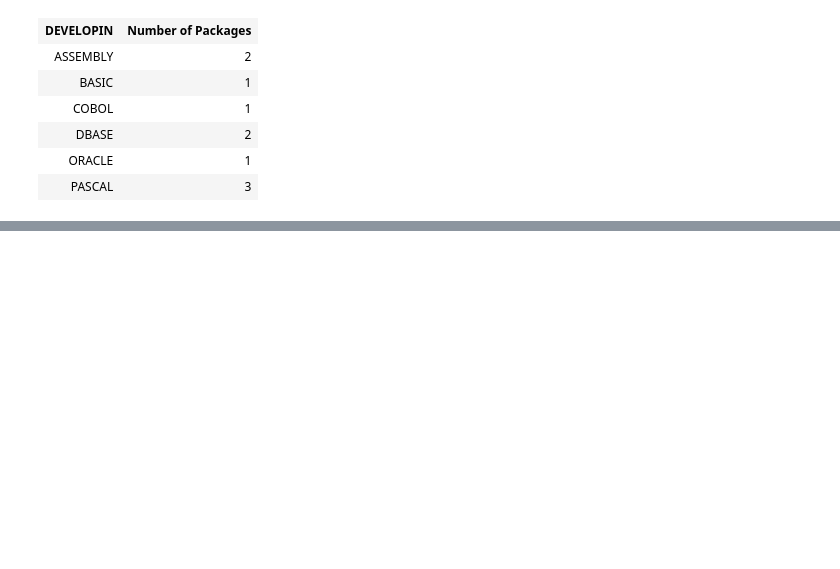
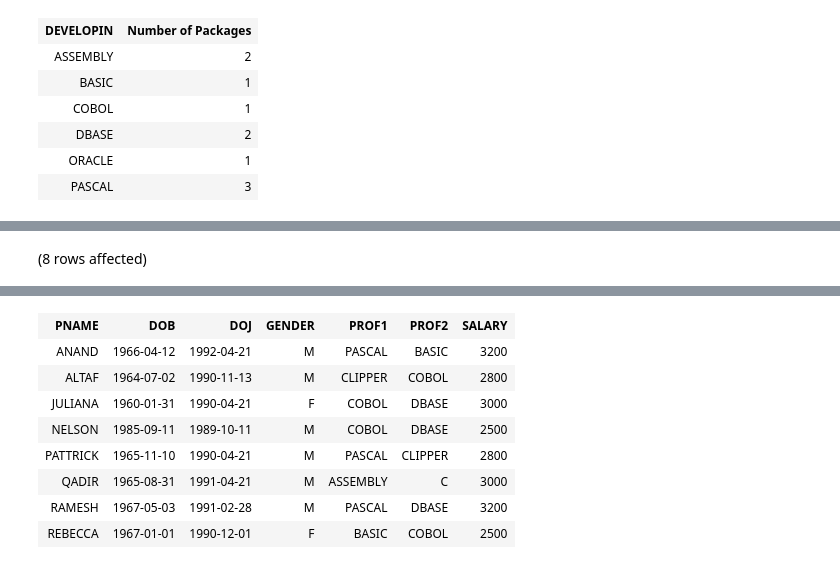
Before and after one commit to nirajgole/ipaat, a Jupyter notebook: SQL/lc_assignment_sql_queries/lc_assignment_sql_queries.ipynb, the cells around one changed output, grey strips where cells are left out. Saved outputs shown, nothing was run; the diff lists cells and outputs as text; code cells hidden in the pictures; blank space fills up the shorter version.

```diff
--- a/SQL/lc_assignment_sql_queries/lc_assignment_sql_queries.ipynb
+++ b/SQL/lc_assignment_sql_queries/lc_assignment_sql_queries.ipynb
@@ -562,0 +1146,15 @@ Total execution time: 00:00:00.008
+# %%
+-- 82. Display the details of those who are drawing the same salary.
+-- SELECT * FROM PROGRAMMER P JOIN (SELECT SALARY
+-- FROM PROGRAMMER
+-- GROUP BY SALARY HAVING COUNT(*)>1) A ON P.SALARY=A.SALARY
+
+-- SELECT SALARY
+-- FROM PROGRAMMER
+-- GROUP BY SALARY HAVING COUNT(*)>1
+
+SELECT * FROM PROGRAMMER WHERE SALARY IN (SELECT SALARY
+FROM PROGRAMMER
+GROUP BY SALARY HAVING COUNT(*)>1)
+# %% [output]
+(8 rows affected)
@@ -562,0 +1162,9 @@ Total execution time: 00:00:00.008
+| PNAME | DOB | DOJ | GENDER | PROF1 | PROF2 | SALARY |
+| ANAND | 1966-04-12 | 1992-04-21 | M | PASCAL | BASIC | 3200 |
+| ALTAF | 1964-07-02 | 1990-11-13 | M | CLIPPER | COBOL | 2800 |
+| JULIANA | 1960-01-31 | 1990-04-21 | F | COBOL | DBASE | 3000 |
+| NELSON | 1985-09-11 | 1989-10-11 | M | COBOL | DBASE | 2500 |
+| PATTRICK | 1965-11-10 | 1990-04-21 | M | PASCAL | CLIPPER | 2800 |
+| QADIR | 1965-08-31 | 1991-04-21 | M | ASSEMBLY | C | 3000 |
+| RAMESH | 1967-05-03 | 1991-02-28 | M | PASCAL | DBASE | 3200 |
+| REBECCA | 1967-01-01 | 1990-12-01 | F | BASIC | COBOL | 2500 |
```
Also changed, not shown: parts of 69 cells of this notebook.
